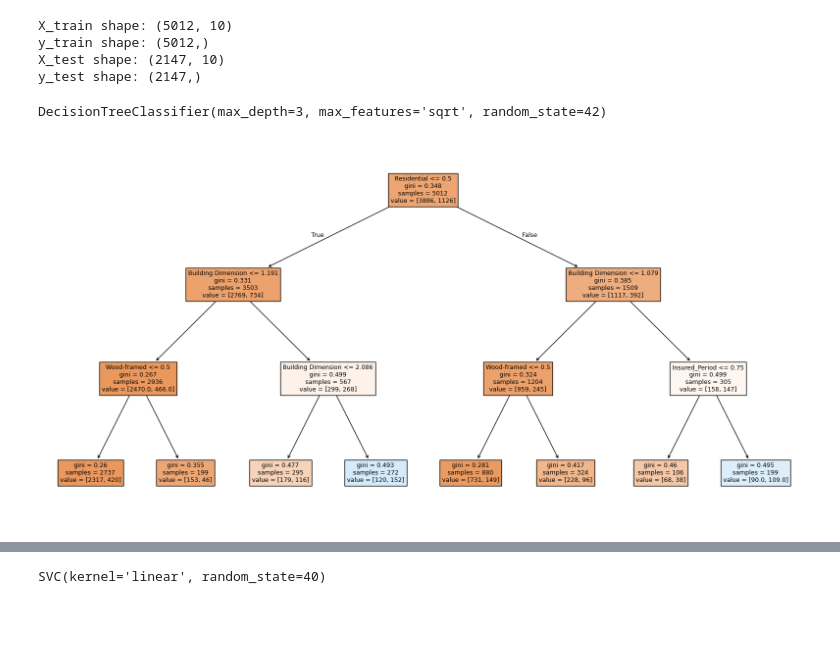
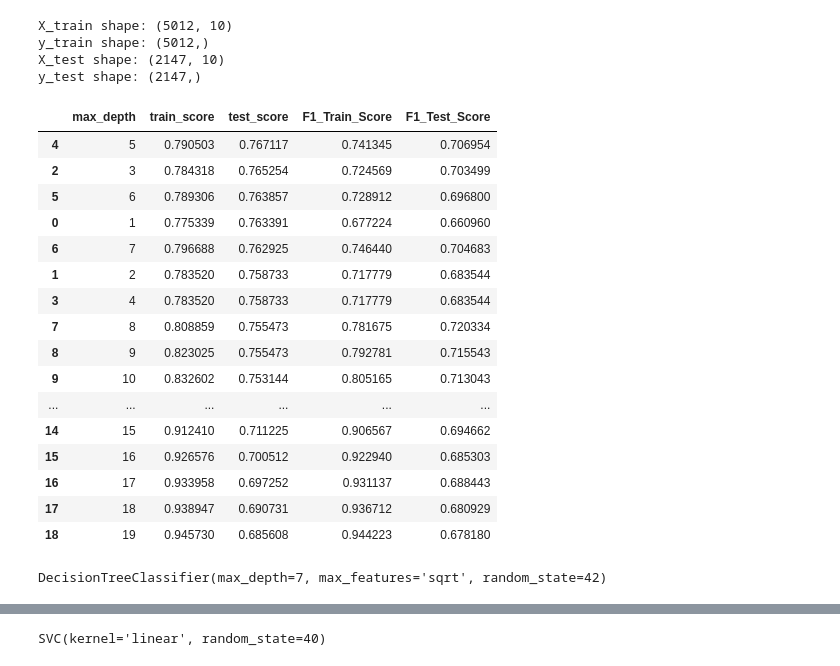
Before and after one commit to ysfmrbt/Projet_DM-2024_2025--2-, a Jupyter notebook: project.ipynb, the cells around one changed output, grey strips where cells are left out. Drawn from its saved outputs; the diff is of its cells as text; code cells hidden in the pictures; blank space fills up the shorter version.

```diff
--- a/project.ipynb
+++ b/project.ipynb
@@ -345,20 +358,67 @@ X_train shape: (5012, 10)
 y_train shape: (5012,)
 X_test shape: (2147, 10)
 y_test shape: (2147,)
+# %%
+# Identification de max_depth optimal
+
+from sklearn.tree import DecisionTreeClassifier
+from sklearn.metrics import f1_score
+
+results = []
+
+for x in range(1, 20):
+    dtc = DecisionTreeClassifier(random_state=40, max_depth=x, max_features='sqrt')
+    dtc.fit(X_train, y_train)
+
+    # Calculer les scores d'exactitude
+    train_score = dtc.score(X_train, y_train)
+    test_score = dtc.score(X_test, y_test)
+
+    # Prédictions
+    y_train_pred = dtc.predict(X_train)
+    y_test_pred = dtc.predict(X_test)
+
+    # Calculer les scores F1
+    F1_Train_Score = f1_score(y_train, y_train_pred, average='weighted')  # Utilisation de 'weighted' pour les classes déséquilibrées
+    F1_Test_Score = f1_score(y_test, y_test_pred, average='weighted')
+
+    # Ajouter les résultats dans la liste
+    results.append({
+        "max_depth": x,
+        "train_score": train_score,
+        "test_score": test_score,
+        "F1_Train_Score": F1_Train_Score,
+        "F1_Test_Score": F1_Test_Score
+    })
+
+# Convertir la liste en DataFrame
+results_df = pd.DataFrame(results)
+
+# Afficher le DataFrame
+results_df.sort_values(by=["test_score"] , ascending=False)
+# %% [output]
+|  | max_depth | train_score | test_score | F1_Train_Score | F1_Test_Score |
+| 4 | 5 | 0.790503 | 0.767117 | 0.741345 | 0.706954 |
+| 2 | 3 | 0.784318 | 0.765254 | 0.724569 | 0.703499 |
+| 5 | 6 | 0.789306 | 0.763857 | 0.728912 | 0.696800 |
+| 0 | 1 | 0.775339 | 0.763391 | 0.677224 | 0.660960 |
+| 6 | 7 | 0.796688 | 0.762925 | 0.746440 | 0.704683 |
+| 1 | 2 | 0.783520 | 0.758733 | 0.717779 | 0.683544 |
+| 3 | 4 | 0.783520 | 0.758733 | 0.717779 | 0.683544 |
+| 7 | 8 | 0.808859 | 0.755473 | 0.781675 | 0.720334 |
+| 8 | 9 | 0.823025 | 0.755473 | 0.792781 | 0.715543 |
+| 9 | 10 | 0.832602 | 0.753144 | 0.805165 | 0.713043 |
+| ... | ... | ... | ... | ... | ... |
+| 14 | 15 | 0.912410 | 0.711225 | 0.906567 | 0.694662 |
+| 15 | 16 | 0.926576 | 0.700512 | 0.922940 | 0.685303 |
+| 16 | 17 | 0.933958 | 0.697252 | 0.931137 | 0.688443 |
+| 17 | 18 | 0.938947 | 0.690731 | 0.936712 | 0.680929 |
+| 18 | 19 | 0.945730 | 0.685608 | 0.944223 | 0.678180 |
 # %%
 # Modélisation avec un arbre de décision
-from sklearn.tree import DecisionTreeClassifier
-dtc = DecisionTreeClassifier(random_state=42, max_depth=3, max_features='sqrt')
+dtc = DecisionTreeClassifier(random_state=42, max_depth=7, max_features='sqrt')
 dtc.fit(X_train, y_train)
 # %% [output]
-DecisionTreeClassifier(max_depth=3, max_features='sqrt', random_state=42)
+DecisionTreeClassifier(max_depth=7, max_features='sqrt', random_state=42)
-# %%
-# Visualisation de l'arbre
-from sklearn.tree import plot_tree
-plt.figure(figsize=(20, 10))
-plot_tree(dtc, feature_names=X_train.columns, filled=True)
-plt.show()
-# %% [output]
-[figure, removed]
 # %%
 from sklearn.metrics import accuracy_score, f1_score
```
Also changed, not shown: parts of 27 cells of this notebook.
